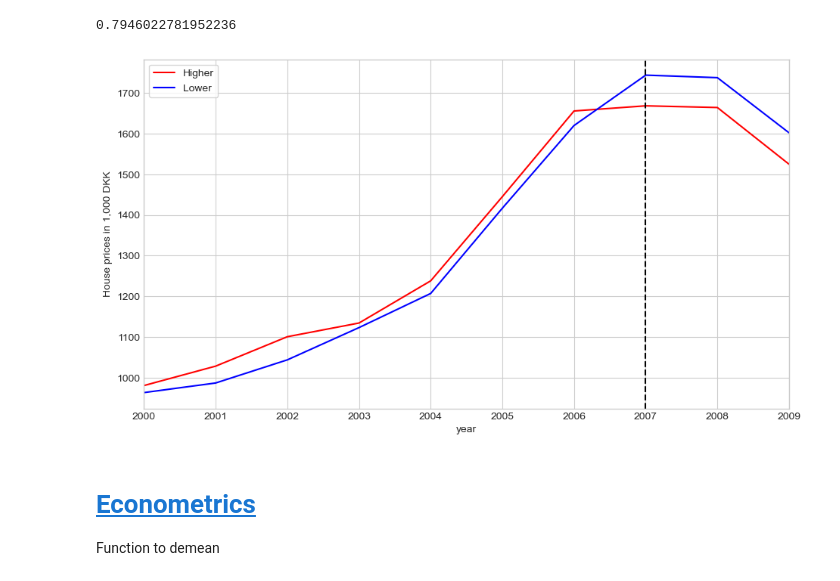
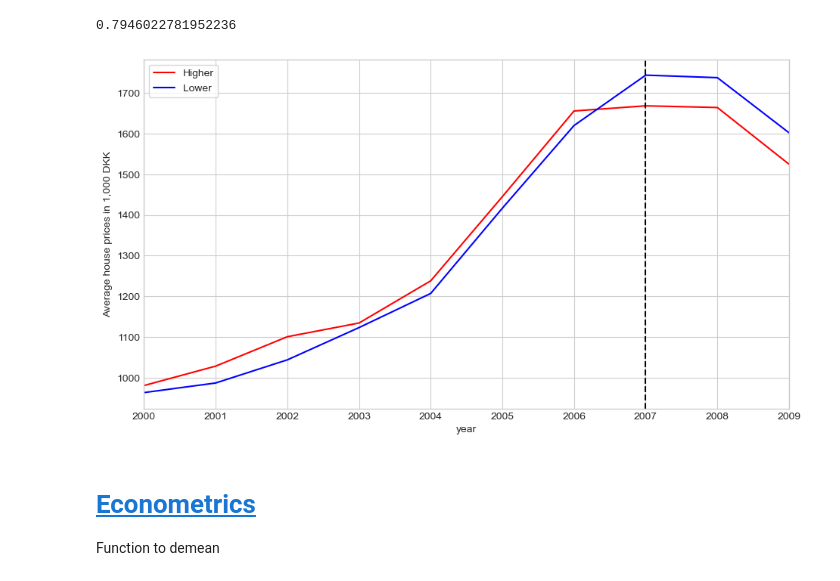
Before and after one commit to jorgenhost/No_taxation_without_capitalization, a Jupyter notebook: 4_main.ipynb, the cells around one changed output. Cells and saved outputs as stored; diff of their text form; code cells hidden in the pictures.

Commit message:
avg house price trend fig update

```diff
--- a/4_main.ipynb
+++ b/4_main.ipynb
@@ -478,16 +486,16 @@ df_merged_index=df_merged_index[df_merged_index['tax_change_reform']!="Unchanged
 # %%
 temp_agg=df_merged_index.groupby(['year', 'tax_change_reform']).mean()
 temp_agg_high_low = temp_agg.unstack()
 plot=temp_agg_high_low['price_1000'][['Higher', 'Lower']].plot(color=['r', 'b'])
 plot.axvline(x=2007,color='k', linestyle='--')
 plot.set_xlim(2000, 2009)
 plot.legend(frameon=True)
 plot.set_xticks(np.arange(df_merged_index['year'].min(), df_merged_index['year'].max(), 1))
-plt.ylabel('House prices in 1,000 DKK')
+plt.ylabel('Average house prices in 1,000 DKK')
 
 plt.savefig('figs/fig_house_price_trends.pdf', bbox_inches='tight')
 # %% [output]
-[figure, old version]
+[figure, new version]
 # %%
 df_merged_index=df_merged_index[df_merged_index['year']<=2008]
 df_merged_index = df_merged_index.reset_index(drop=True)
```
Also changed, not shown: parts of 7 cells of this notebook, 18 other files.
